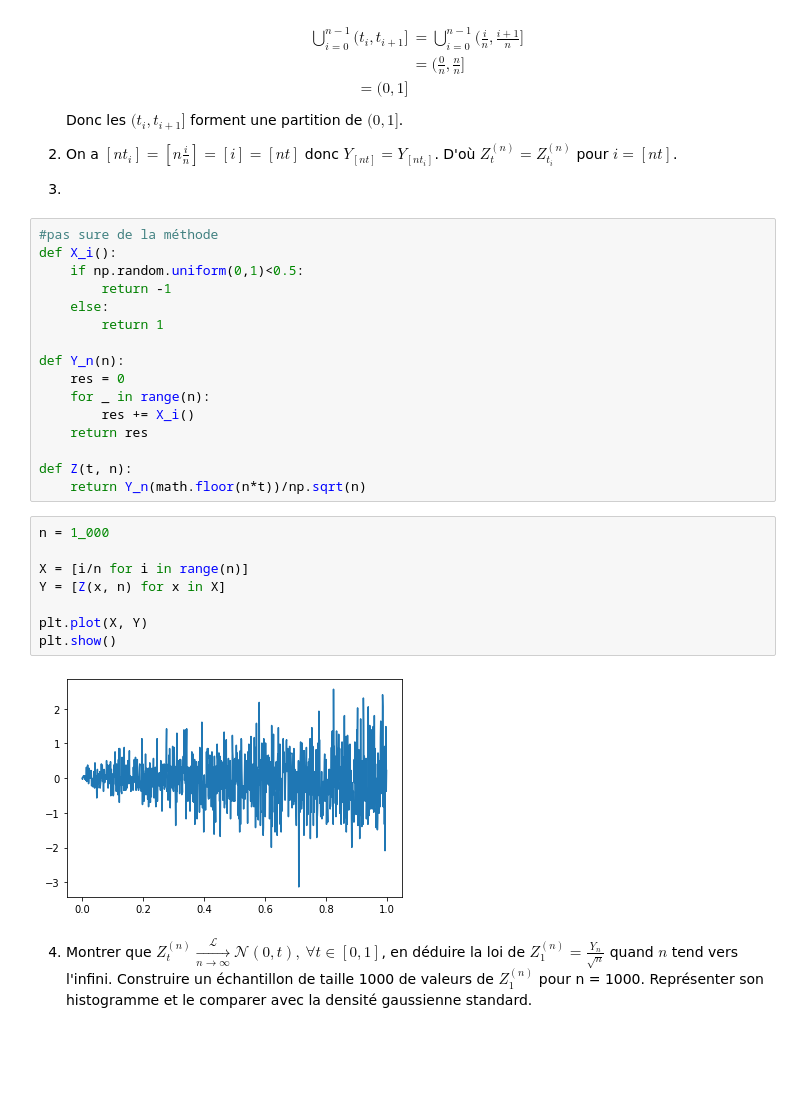
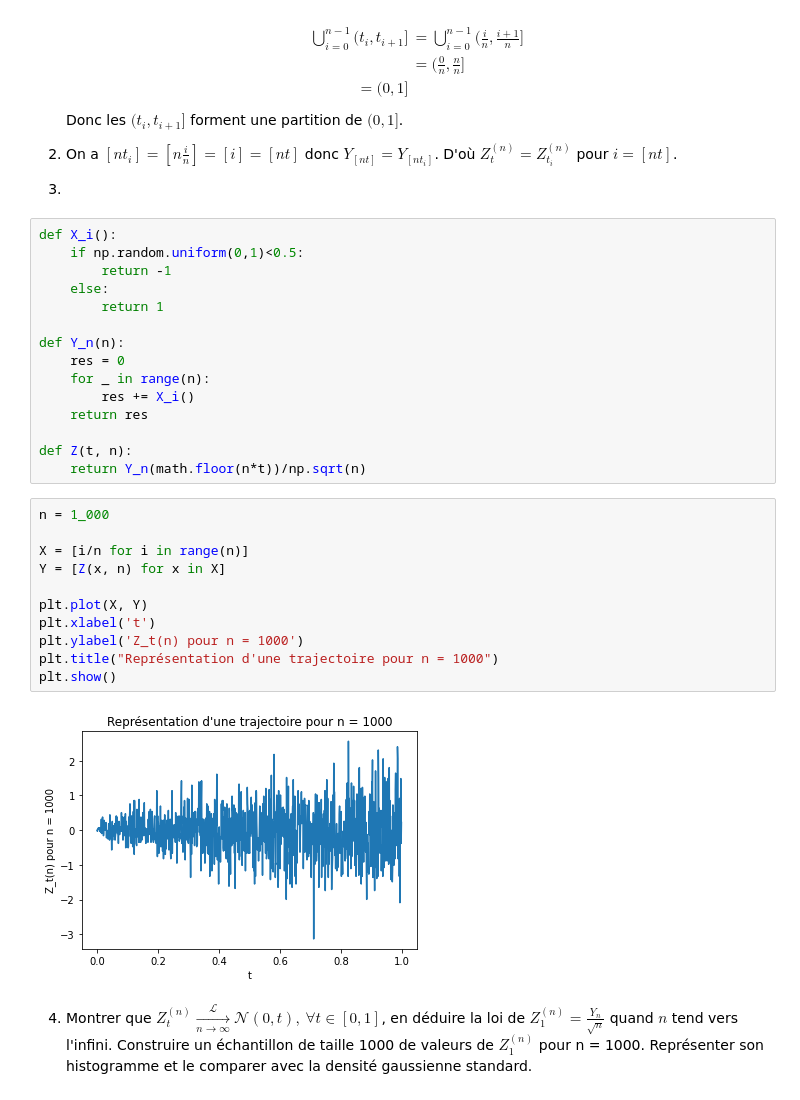
Before and after one commit to gabrielleberrada/projet_num_proba, a Jupyter notebook: Projet_numerique_de_Probabilités_2022 - enonce.ipynb, the cells around one changed output. Cells and saved outputs as stored; diff of their text form; blank space fills up the shorter version.

```diff
--- a/Projet_numerique_de_Probabilités_2022 - enonce.ipynb
+++ b/Projet_numerique_de_Probabilités_2022 - enonce.ipynb
@@ -145,7 +140,6 @@ Donc les $(t_i, t_{i+1}]$ forment une partition de $(0, 1]$.
 
 3.
 # %%
-#pas sure de la méthode
 def X_i():
     if np.random.uniform(0,1)<0.5:
         return -1
@@ -163,13 +157,16 @@ def Z(t, n):
 # %%
 n = 1_000
 
 X = [i/n for i in range(n)]
 Y = [Z(x, n) for x in X]
 
 plt.plot(X, Y)
+plt.xlabel('t')
+plt.ylabel('Z_t(n) pour n = 1000')
+plt.title("Représentation d'une trajectoire pour n = 1000")
 plt.show()
 # %% [output]
-[figure, old version]
+[figure, new version]
 # %% [markdown]
 4. Montrer que $Z^{(n)}_t\xrightarrow[n \to \infty]{\mathcal{L}}\mathcal{N}(0,t),~\forall t \in [0,1]$, en déduire la loi de $Z^{(n)}_1=\frac{Y_n}{\sqrt{n}}$ quand $n$
   tend vers l'infini.
```
Also changed, not shown: parts of 10 cells of this notebook.
